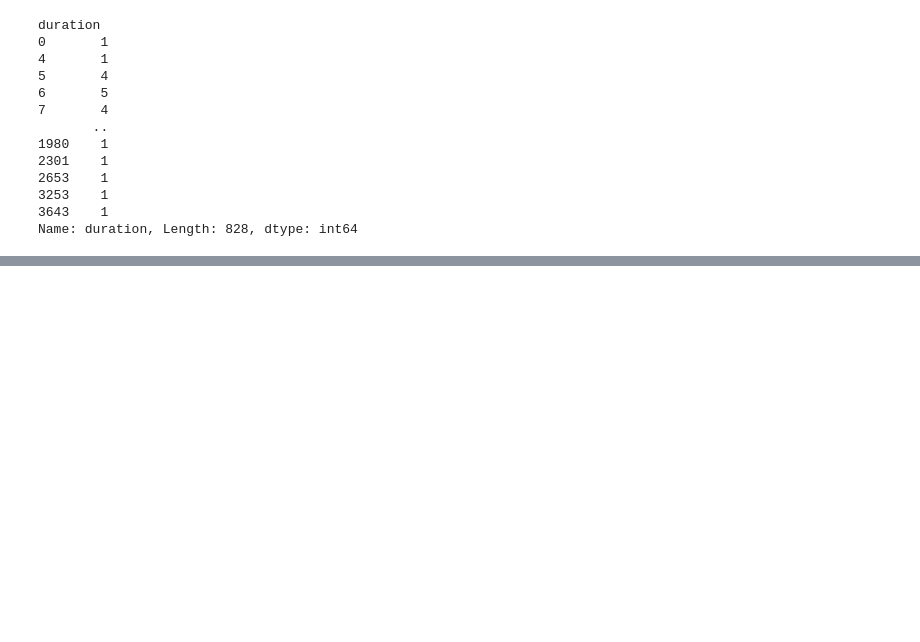
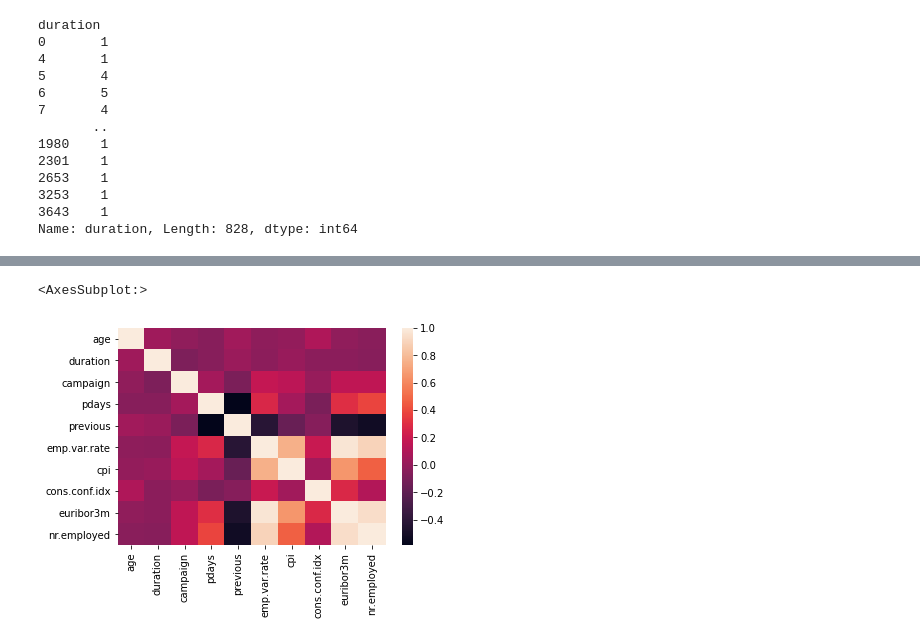
Before and after one commit to rosborn40383/MachineLearning-Analysis, a Jupyter notebook: DS160_Final_Project_EES_RJO.ipynb, the cells around one changed output, grey strips where cells are left out. Saved outputs shown, nothing was run; the diff lists cells and outputs as text; code cells hidden in the pictures; blank space fills up the shorter version.

```diff
--- a/DS160_Final_Project_EES_RJO.ipynb
+++ b/DS160_Final_Project_EES_RJO.ipynb
@@ -284,0 +318,7 @@ df.describe()
+# %%
+cor=df.corr()
+# %%
+sns.heatmap(cor) #lmao no correlation??
+# %% [output]
+<AxesSubplot:>
+[figure, added]
```
Also changed, not shown: parts of 29 cells of this notebook.
